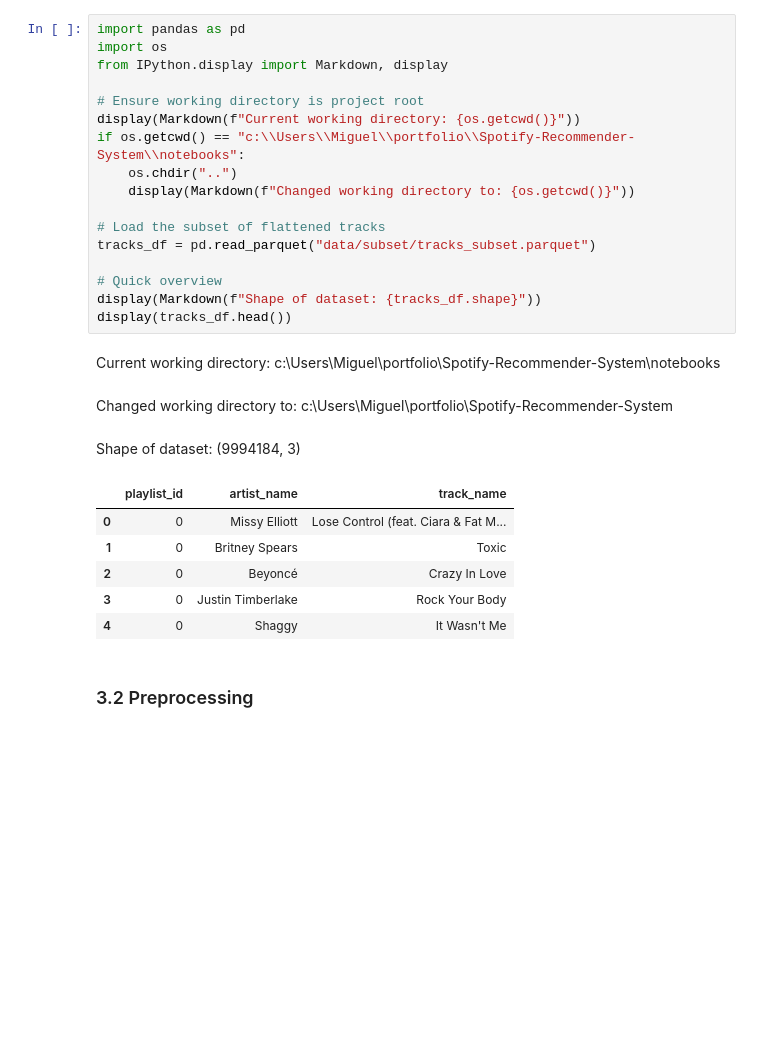
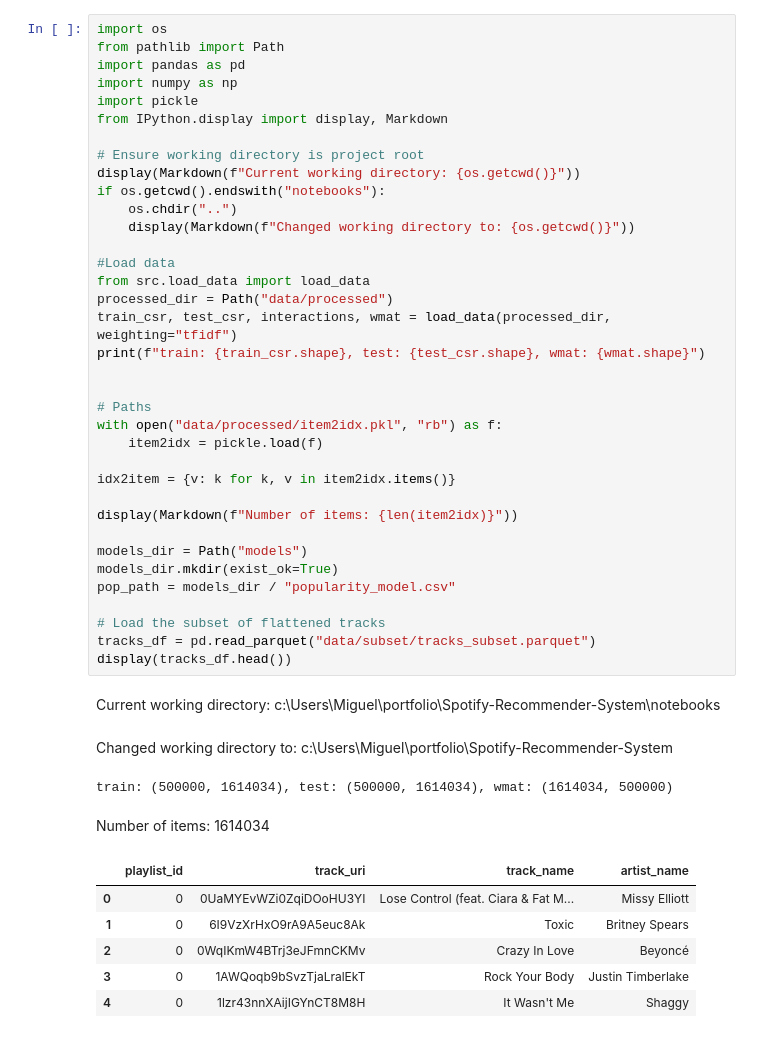
Before and after one commit to MVasquez95/Spotify-Recommender-System, a Jupyter notebook: notebooks/02_baseline_popularity.ipynb, the cells around one changed output. Saved outputs shown, nothing was run; the diff lists cells and outputs as text; blank space fills up the shorter version.

```diff
--- a/notebooks/02_baseline_popularity.ipynb
+++ b/notebooks/02_baseline_popularity.ipynb
@@ -31,29 +45,47 @@ Although this approach lacks personalization, it establishes a **lower-bound per
 # %%
+import os
+from pathlib import Path
 import pandas as pd
-import os
-from IPython.display import Markdown, display
+import numpy as np
+import pickle
+from IPython.display import display, Markdown
 
 # Ensure working directory is project root
 display(Markdown(f"Current working directory: {os.getcwd()}"))
-if os.getcwd() == "c:\\Users\\Miguel\\portfolio\\Spotify-Recommender-System\\notebooks":
+if os.getcwd().endswith("notebooks"):
     os.chdir("..")
     display(Markdown(f"Changed working directory to: {os.getcwd()}"))
 
+#Load data
+from src.load_data import load_data
+processed_dir = Path("data/processed")
+train_csr, test_csr, interactions, wmat = load_data(processed_dir, weighting="tfidf")
+print(f"train: {train_csr.shape}, test: {test_csr.shape}, wmat: {wmat.shape}")
+
+
+# Paths
+with open("data/processed/item2idx.pkl", "rb") as f:
+    item2idx = pickle.load(f)
+
+idx2item = {v: k for k, v in item2idx.items()}
+
+display(Markdown(f"Number of items: {len(item2idx)}"))
+
+models_dir = Path("models")
+models_dir.mkdir(exist_ok=True)
+pop_path = models_dir / "popularity_model.csv"
+
 # Load the subset of flattened tracks
 tracks_df = pd.read_parquet("data/subset/tracks_subset.parquet")
-
-# Quick overview
-display(Markdown(f"Shape of dataset: {tracks_df.shape}"))
 display(tracks_df.head())
 # %% [output]
 Current working directory: c:\Users\Miguel\portfolio\Spotify-Recommender-System\notebooks
 Changed working directory to: c:\Users\Miguel\portfolio\Spotify-Recommender-System
+train: (500000, 1614034), test: (500000, 1614034), wmat: (1614034, 500000)
-Shape of dataset: (9994184, 3)
+Number of items: 1614034
-|  | playlist_id | artist_name | track_name |
-| 0 | 0 | Missy Elliott | Lose Control (feat. Ciara & Fat M... |
-| 1 | 0 | Britney Spears | Toxic |
-| 2 | 0 | Beyoncé | Crazy In Love |
-| 3 | 0 | Justin Timberlake | Rock Your Body |
-| 4 | 0 | Shaggy | It Wasn't Me |
+|  | playlist_id | track_uri | track_name | artist_name |
+| 0 | 0 | 0UaMYEvWZi0ZqiDOoHU3YI | Lose Control (feat. Ciara & Fat M... | Missy Elliott |
+| 1 | 0 | 6I9VzXrHxO9rA9A5euc8Ak | Toxic | Britney Spears |
+| 2 | 0 | 0WqIKmW4BTrj3eJFmnCKMv | Crazy In Love | Beyoncé |
+| 3 | 0 | 1AWQoqb9bSvzTjaLralEkT | Rock Your Body | Justin Timberlake |
+| 4 | 0 | 1lzr43nnXAijIGYnCT8M8H | It Wasn't Me | Shaggy |
-# %% [markdown]
-### 3.2 Preprocessing
```
Also changed, not shown: parts of 13 cells of this notebook, 20 other files.
